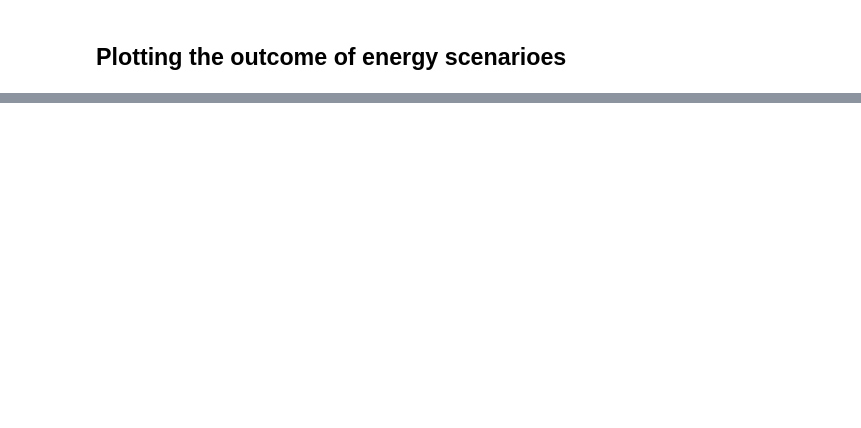
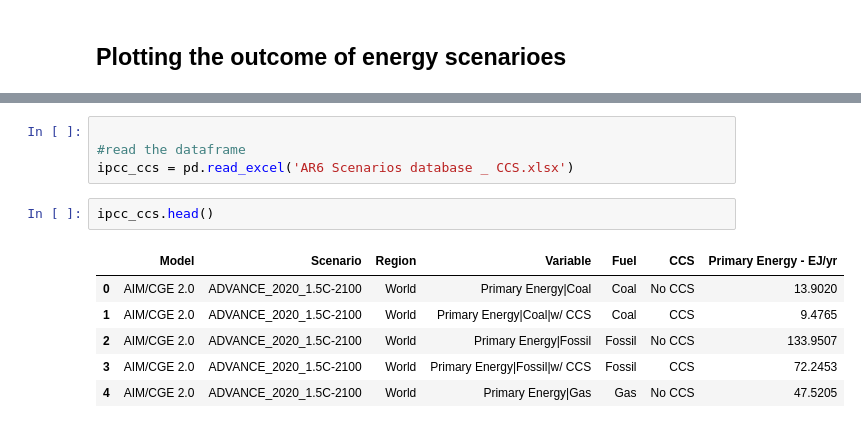
Before and after one commit to muadelm/IPCC_Scenarios, a Jupyter notebook: IPCC_Energy_Scenarios_AR6.ipynb, the cells around one changed output, grey strips where cells are left out. Saved outputs shown, nothing was run; the diff lists cells and outputs as text; blank space fills up the shorter version.

```diff
--- a/IPCC_Energy_Scenarios_AR6.ipynb
+++ b/IPCC_Energy_Scenarios_AR6.ipynb
@@ -207,0 +241,13 @@ plt.xticks(size = 10);
+# %%
+
+#read the dataframe
+ipcc_ccs = pd.read_excel('AR6 Scenarios database _ CCS.xlsx')
+# %%
+ipcc_ccs.head()
+# %% [output]
+|  | Model | Scenario | Region | Variable | Fuel | CCS | Primary Energy - EJ/yr |
+| 0 | AIM/CGE 2.0 | ADVANCE_2020_1.5C-2100 | World | Primary Energy|Coal | Coal | No CCS | 13.9020 |
+| 1 | AIM/CGE 2.0 | ADVANCE_2020_1.5C-2100 | World | Primary Energy|Coal|w/ CCS | Coal | CCS | 9.4765 |
+| 2 | AIM/CGE 2.0 | ADVANCE_2020_1.5C-2100 | World | Primary Energy|Fossil | Fossil | No CCS | 133.9507 |
+| 3 | AIM/CGE 2.0 | ADVANCE_2020_1.5C-2100 | World | Primary Energy|Fossil|w/ CCS | Fossil | CCS | 72.2453 |
+| 4 | AIM/CGE 2.0 | ADVANCE_2020_1.5C-2100 | World | Primary Energy|Gas | Gas | No CCS | 47.5205 |
```
Also changed, not shown: parts of 11 cells of this notebook.
